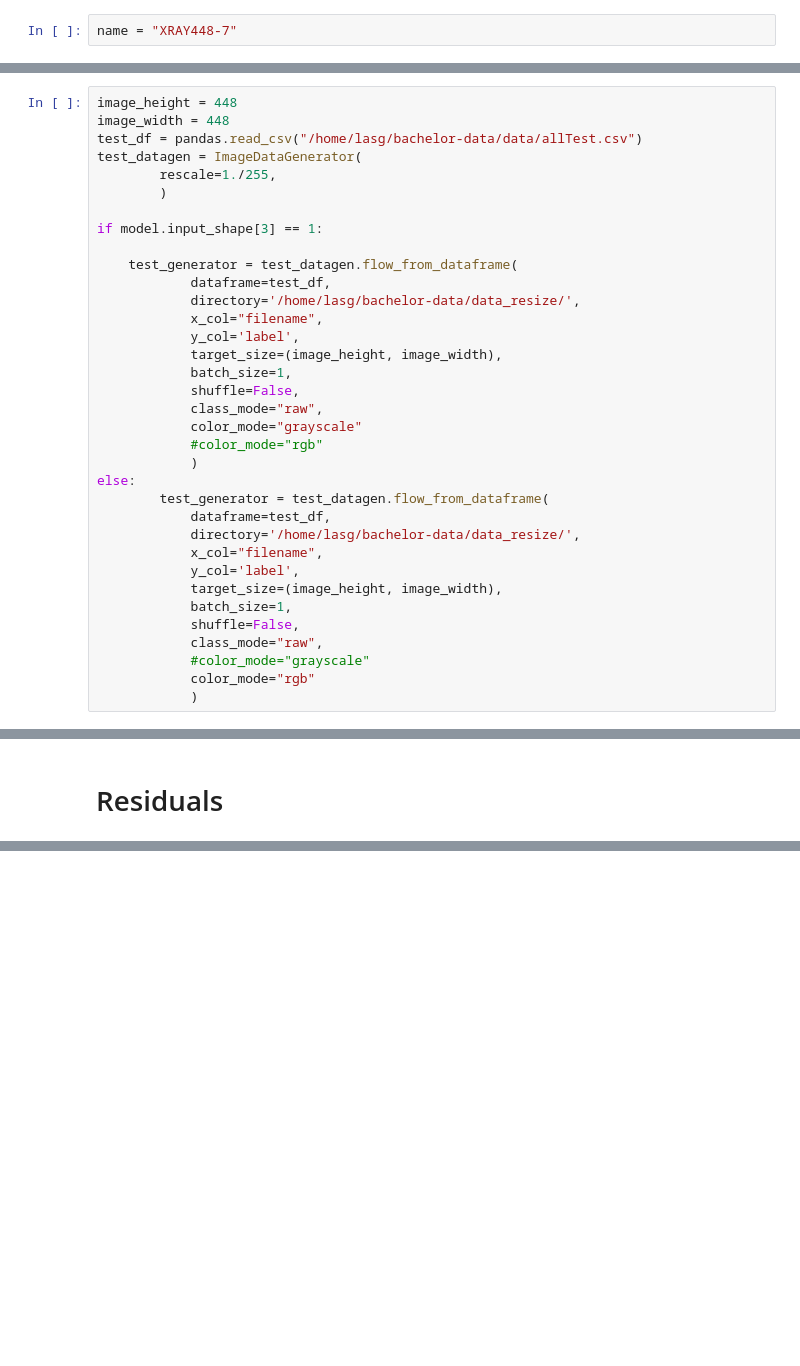
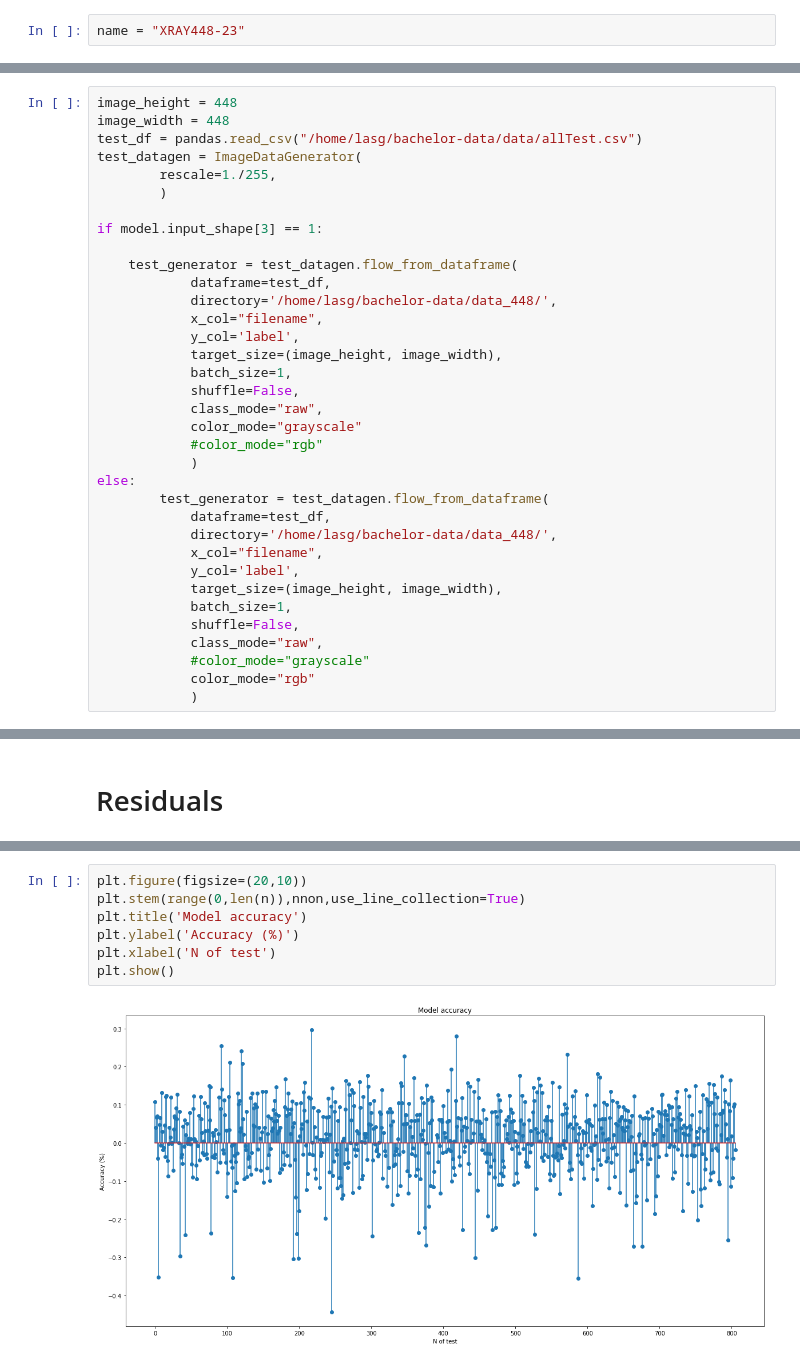
Before and after one commit to LasseGoransson/bachelor-code, a Jupyter notebook: evaluator/ModelEvaluator_448x448.ipynb, the cells around one changed output, grey strips where cells are left out. Cells and saved outputs as stored; diff of their text form; blank space fills up the shorter version.

```diff
--- a/evaluator/ModelEvaluator_448x448.ipynb
+++ b/evaluator/ModelEvaluator_448x448.ipynb
@@ -37,7 +37,7 @@ project = neptune.init('lassegoransson/xrayPredictor-448x448',api_token=key)
 # %% [output]
 WARNING: It is not secure to place API token in your source code. You should treat it as a password to your account. It is strongly recommended to use NEPTUNE_API_TOKEN environment variable instead. R ...
 # %%
-name = "XRAY448-7"
+name = "XRAY448-23"
 # %%
 !rm output/*
 ex = exp = project.get_experiments(name)[0]
@@ -70,7 +70,7 @@ if model.input_shape[3] == 1:
 
     test_generator = test_datagen.flow_from_dataframe(
             dataframe=test_df,
-            directory='/home/lasg/bachelor-data/data_resize/',
+            directory='/home/lasg/bachelor-data/data_448/',
             x_col="filename",
             y_col='label',
             target_size=(image_height, image_width),
@@ -83,7 +83,7 @@ if model.input_shape[3] == 1:
 else:
         test_generator = test_datagen.flow_from_dataframe(
             dataframe=test_df,
-            directory='/home/lasg/bachelor-data/data_resize/',
+            directory='/home/lasg/bachelor-data/data_448/',
             x_col="filename",
             y_col='label',
             target_size=(image_height, image_width),
@@ -187,0 +182,9 @@ plt.show()
+# %%
+plt.figure(figsize=(20,10))
+plt.stem(range(0,len(n)),nnon,use_line_collection=True)
+plt.title('Model accuracy')
+plt.ylabel('Accuracy (%)')
+plt.xlabel('N of test')
+plt.show()
+# %% [output]
+[figure, added]
```
Also changed, not shown: parts of 8 cells of this notebook, 4 other files.
